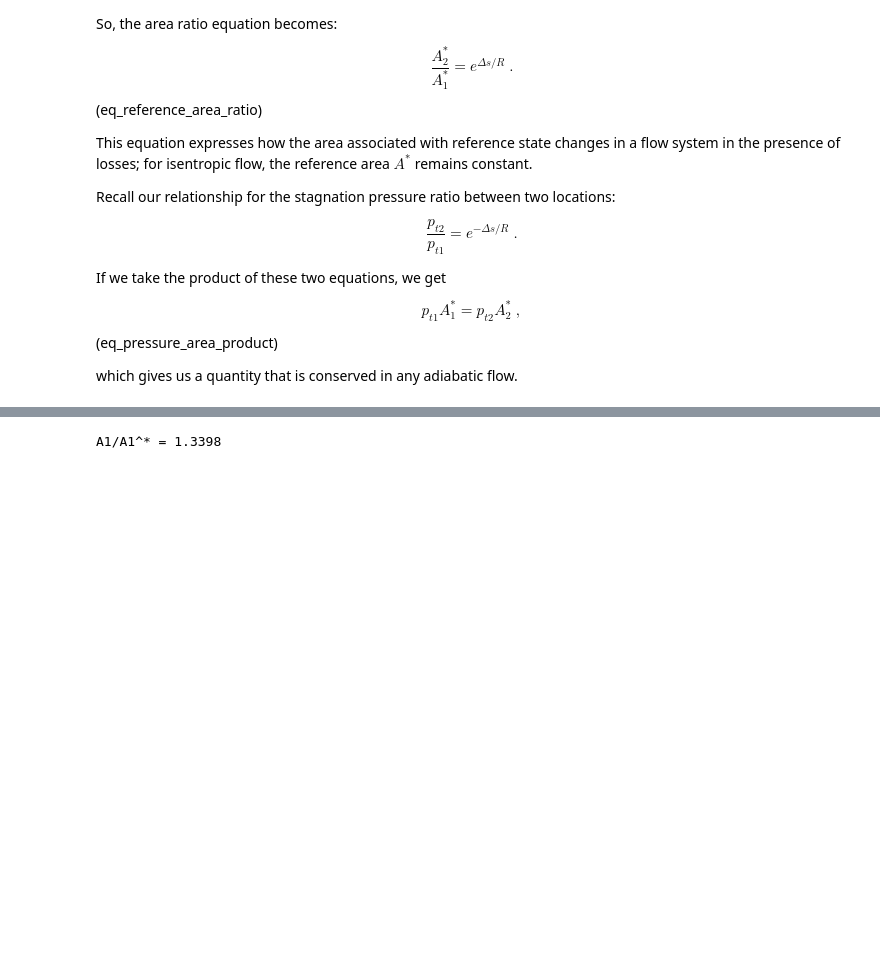
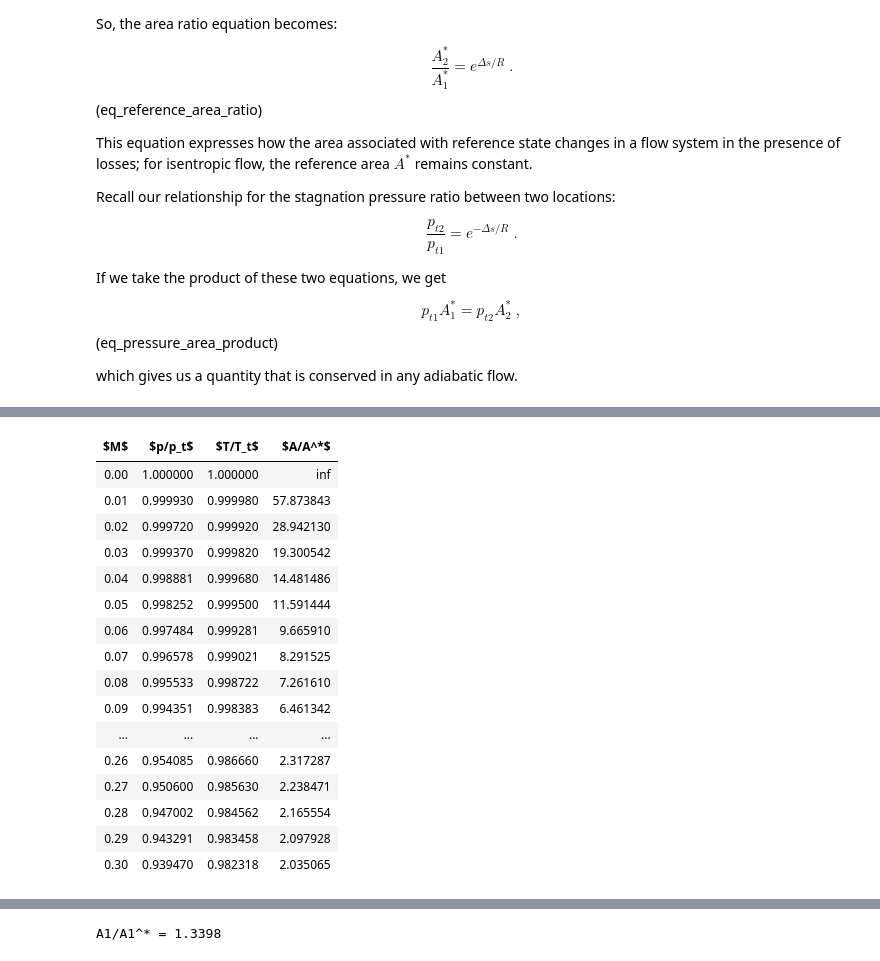
Before and after one commit to kyleniemeyer/gas-dynamics-notes, a Jupyter notebook: book/compressible-flows/isentropic.ipynb, the cells around one changed output, grey strips where cells are left out. Saved outputs shown, nothing was run; the diff lists cells and outputs as text; code cells hidden in the pictures; blank space fills up the shorter version.

```diff
--- a/book/compressible-flows/isentropic.ipynb
+++ b/book/compressible-flows/isentropic.ipynb
@@ -231 +253,36 @@ which gives us a quantity that is conserved in any adiabatic flow.
+# %%
+gamma = 1.4
+machs = np.arange(0, 0.31, 0.01)
+# hiding divide by zero warning
+with np.errstate(divide='ignore'):
+    area_ratios = (
+        (1.0/machs)*(2*(1.0 + 0.5*(gamma-1)*machs**2)/(gamma+1))**(0.5*(gamma+1)/(gamma-1))
+        )
+pressure_ratios = (1.0/(1 + 0.5*(gamma-1)*machs**2))**(gamma/(gamma-1))
+temperature_ratios = 1.0 / (1 + 0.5*(gamma-1)*machs**2)
+df = pd.DataFrame({
+    r'$M$': machs, r'$p/p_t$': pressure_ratios, r'$T/T_t$': temperature_ratios,
+    r'$A/A^*$': area_ratios
+    })
+df.style.\
+    hide_index().\
+    format(formatter={(r'$M$'): "{:.2f}"})
+# %% [output]
+| $M$ | $p/p_t$ | $T/T_t$ | $A/A^*$ |
+| 0.00 | 1.000000 | 1.000000 | inf |
+| 0.01 | 0.999930 | 0.999980 | 57.873843 |
+| 0.02 | 0.999720 | 0.999920 | 28.942130 |
+| 0.03 | 0.999370 | 0.999820 | 19.300542 |
+| 0.04 | 0.998881 | 0.999680 | 14.481486 |
+| 0.05 | 0.998252 | 0.999500 | 11.591444 |
+| 0.06 | 0.997484 | 0.999281 | 9.665910 |
+| 0.07 | 0.996578 | 0.999021 | 8.291525 |
+| 0.08 | 0.995533 | 0.998722 | 7.261610 |
+| 0.09 | 0.994351 | 0.998383 | 6.461342 |
+| ... | ... | ... | ... |
+| 0.26 | 0.954085 | 0.986660 | 2.317287 |
+| 0.27 | 0.950600 | 0.985630 | 2.238471 |
+| 0.28 | 0.947002 | 0.984562 | 2.165554 |
+| 0.29 | 0.943291 | 0.983458 | 2.097928 |
+| 0.30 | 0.939470 | 0.982318 | 2.035065 |
 # %% [markdown]
```
Also changed, not shown: parts of 14 cells of this notebook.
